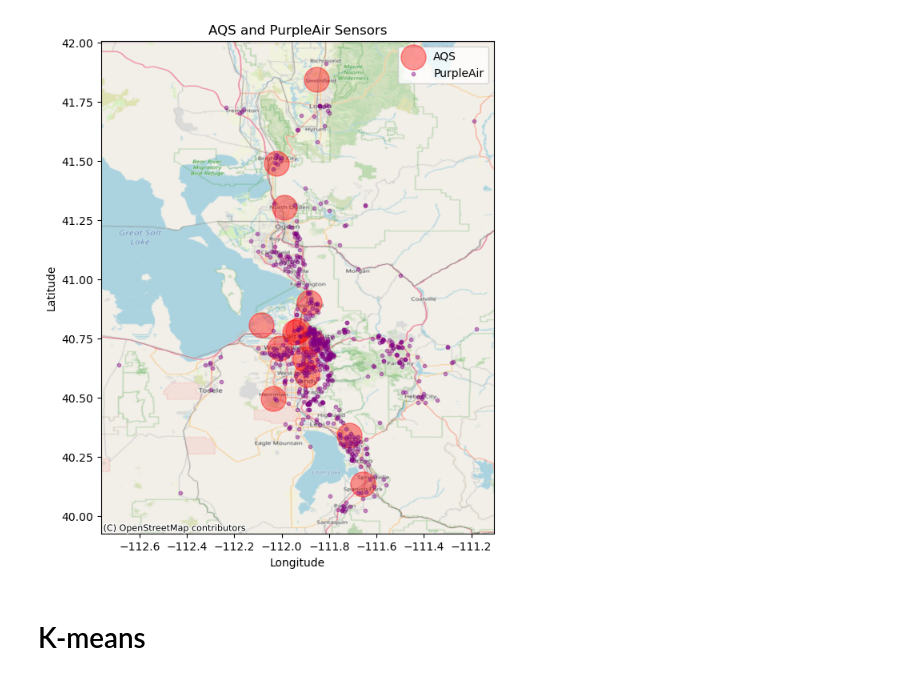
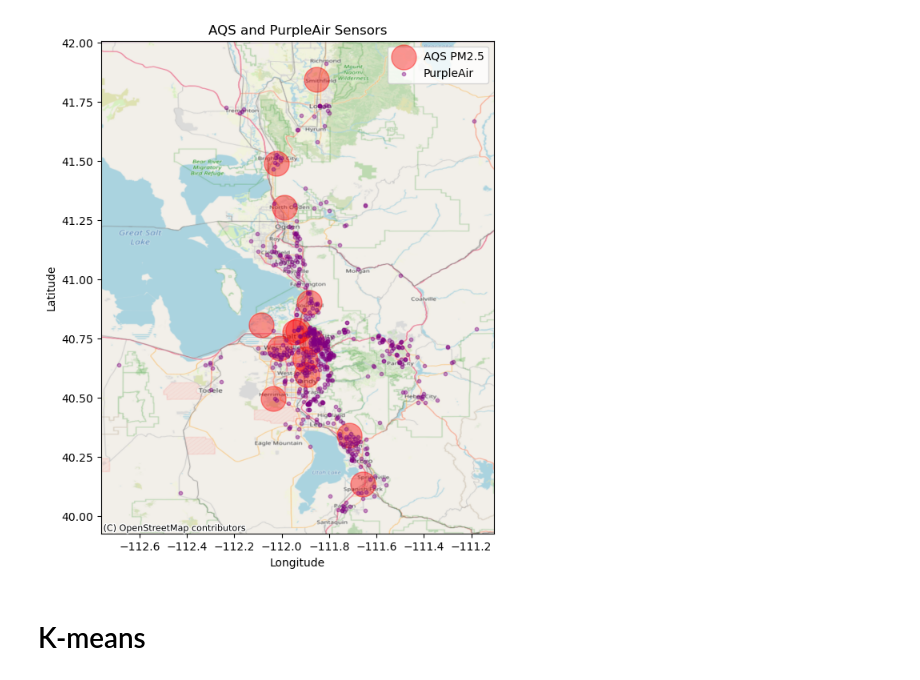
Before and after one commit to jaredfeldman/AI4AQ, a Jupyter notebook: EDA/aqs_purple_combined_sensor_map.ipynb, the cells around one changed output. Cells and saved outputs as stored; diff of their text form; code cells hidden in the pictures.

```diff
--- a/EDA/aqs_purple_combined_sensor_map.ipynb
+++ b/EDA/aqs_purple_combined_sensor_map.ipynb
@@ -45,35 +46,35 @@ def display_points_on_map(df1, label1, df2, label2, title):
 
     # Convert dataframes to GeoDataFrames
     gdf1 = gpd.GeoDataFrame(df1, geometry=gpd.points_from_xy(df1.longitude, df1.latitude))
     gdf2 = gpd.GeoDataFrame(df2, geometry=gpd.points_from_xy(df2.longitude, df2.latitude))
 
     # Set Coordinate Reference System (CRS) for GeoDataFrames
     gdf1.crs = 'EPSG:4326'  # WGS 84
     gdf2.crs = 'EPSG:4326'  # WGS 84
 
     # Plot points from df1
     ax = gdf1.plot(color='red', label=label1, markersize=500, alpha=0.4, figsize=(10, 8))
 
     # Plot points from df2
     gdf2.plot(ax=ax, color='purple', label=label2, markersize=10, alpha=0.4)
 
     # Add background map
     ctx.add_basemap(ax, crs=gdf1.crs.to_string(), source=ctx.providers.OpenStreetMap.Mapnik)
 
     # Add legend
     plt.legend()
 
     # Set labels and title
     plt.xlabel('Longitude')
     plt.ylabel('Latitude')
     plt.title(title)
 
     # Show plot
     plt.show()
 
-display_points_on_map(aqs_lat_long, "AQS", purple_air_lat_long, "PurpleAir", "AQS and PurpleAir Sensors")
+display_points_on_map(aqs_lat_long, "AQS PM2.5", purple_air_lat_long, "PurpleAir", "AQS and PurpleAir Sensors")
 # %% [output]
-[figure, old version]
+[figure, new version]
 # %% [markdown]
 # K-means
 # %%
```
Also changed, not shown: parts of 4 cells of this notebook, 7 other files.
